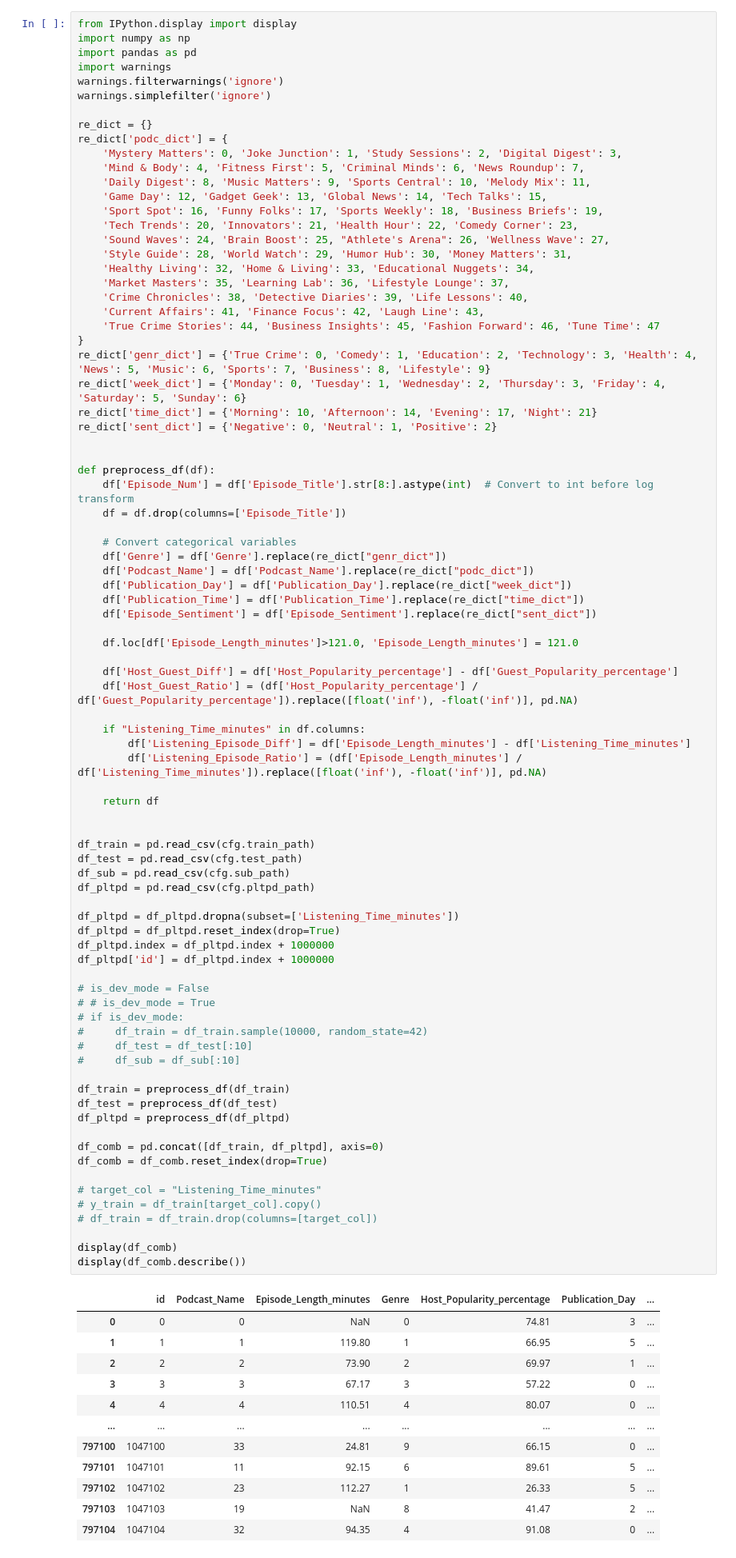
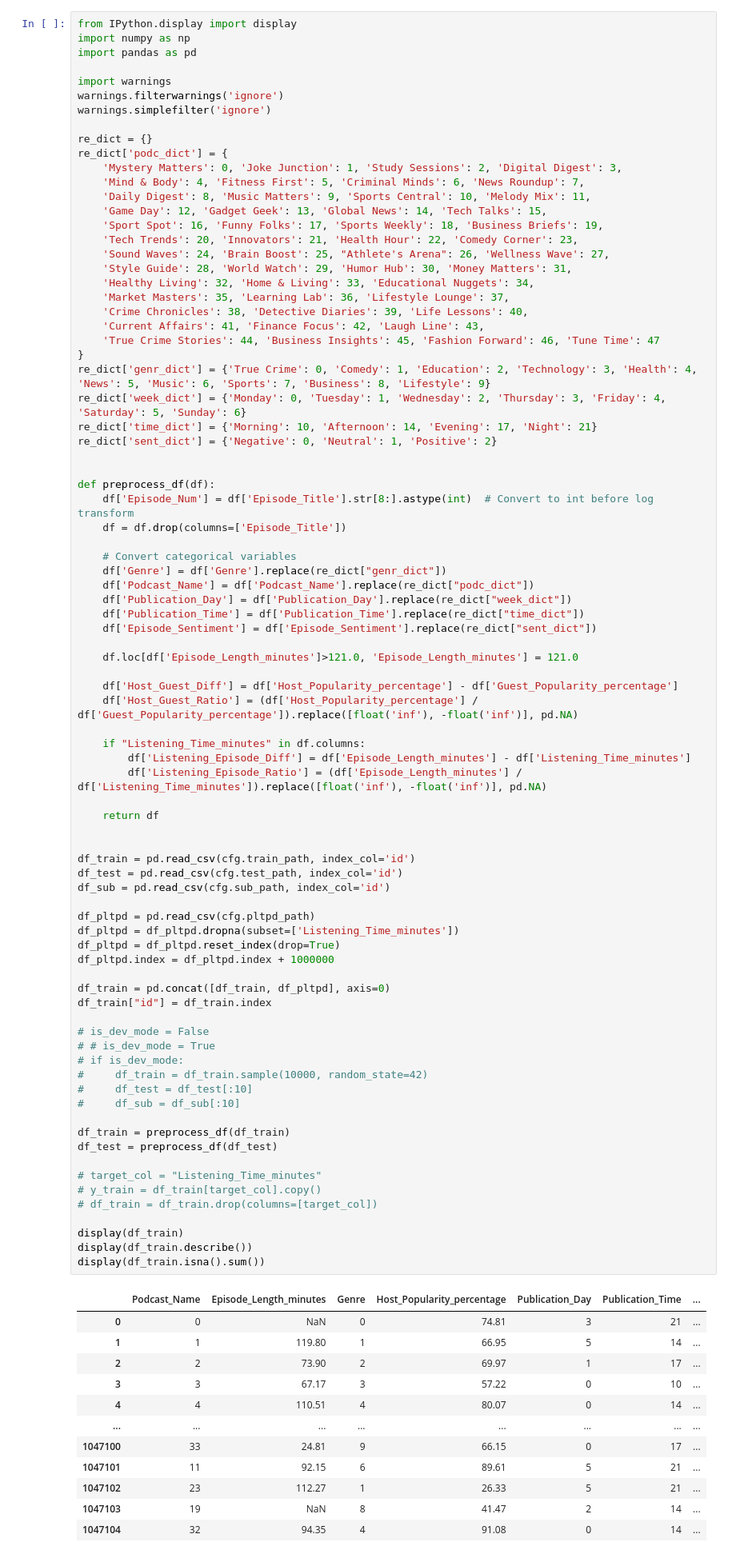
Before and after one commit to masaishi/kaggle-s5e4-6th-solution, a Jupyter notebook: notebooks/eda_001_check_dup.ipynb, the cells around one changed output. Shown at 80% size. Drawn from its saved outputs; the diff is of its cells as text.

```diff
--- a/notebooks/eda_001_check_dup.ipynb
+++ b/notebooks/eda_001_check_dup.ipynb
@@ -57,6 +57,7 @@ asdict(cfg)
 from IPython.display import display
 import numpy as np
 import pandas as pd
+
 import warnings
 warnings.filterwarnings('ignore')
 warnings.simplefilter('ignore')
@@ -99,54 +100,53 @@ def preprocess_df(df):
     df['Host_Guest_Diff'] = df['Host_Popularity_percentage'] - df['Guest_Popularity_percentage']
     df['Host_Guest_Ratio'] = (df['Host_Popularity_percentage'] / df['Guest_Popularity_percentage']).replace([float('inf'), -float('inf')], pd.NA)
 
     if "Listening_Time_minutes" in df.columns:
         df['Listening_Episode_Diff'] = df['Episode_Length_minutes'] - df['Listening_Time_minutes']
         df['Listening_Episode_Ratio'] = (df['Episode_Length_minutes'] / df['Listening_Time_minutes']).replace([float('inf'), -float('inf')], pd.NA)
 
     return df
 
 
-df_train = pd.read_csv(cfg.train_path)
-df_test = pd.read_csv(cfg.test_path)
-df_sub = pd.read_csv(cfg.sub_path)
+df_train = pd.read_csv(cfg.train_path, index_col='id')
+df_test = pd.read_csv(cfg.test_path, index_col='id')
+df_sub = pd.read_csv(cfg.sub_path, index_col='id')
+
 df_pltpd = pd.read_csv(cfg.pltpd_path)
-
 df_pltpd = df_pltpd.dropna(subset=['Listening_Time_minutes'])
 df_pltpd = df_pltpd.reset_index(drop=True)
 df_pltpd.index = df_pltpd.index + 1000000
-df_pltpd['id'] = df_pltpd.index + 1000000
+
+df_train = pd.concat([df_train, df_pltpd], axis=0)
+df_train["id"] = df_train.index
 
 # is_dev_mode = False
 # # is_dev_mode = True
 # if is_dev_mode:
 #     df_train = df_train.sample(10000, random_state=42)
 #     df_test = df_test[:10]
 #     df_sub = df_sub[:10]
 
 df_train = preprocess_df(df_train)
 df_test = preprocess_df(df_test)
-df_pltpd = preprocess_df(df_pltpd)
-
-df_comb = pd.concat([df_train, df_pltpd], axis=0)
-df_comb = df_comb.reset_index(drop=True)
 
 # target_col = "Listening_Time_minutes"
 # y_train = df_train[target_col].copy()
 # df_train = df_train.drop(columns=[target_col])
 
-display(df_comb)
-display(df_comb.describe())
+display(df_train)
+display(df_train.describe())
+display(df_train.isna().sum())
 # %% [output]
-|  | id | Podcast_Name | Episode_Length_minutes | Genre | Host_Popularity_percentage | Publication_Day | ... |
-| 0 | 0 | 0 | NaN | 0 | 74.81 | 3 | ... |
-| 1 | 1 | 1 | 119.80 | 1 | 66.95 | 5 | ... |
-| 2 | 2 | 2 | 73.90 | 2 | 69.97 | 1 | ... |
-| 3 | 3 | 3 | 67.17 | 3 | 57.22 | 0 | ... |
-| 4 | 4 | 4 | 110.51 | 4 | 80.07 | 0 | ... |
+|  | Podcast_Name | Episode_Length_minutes | Genre | Host_Popularity_percentage | Publication_Day | Publication_Time | ... |
+| 0 | 0 | NaN | 0 | 74.81 | 3 | 21 | ... |
+| 1 | 1 | 119.80 | 1 | 66.95 | 5 | 14 | ... |
+| 2 | 2 | 73.90 | 2 | 69.97 | 1 | 17 | ... |
+| 3 | 3 | 67.17 | 3 | 57.22 | 0 | 10 | ... |
+| 4 | 4 | 110.51 | 4 | 80.07 | 0 | 14 | ... |
 | ... | ... | ... | ... | ... | ... | ... | ... |
-| 797100 | 1047100 | 33 | 24.81 | 9 | 66.15 | 0 | ... |
-| 797101 | 1047101 | 11 | 92.15 | 6 | 89.61 | 5 | ... |
-| 797102 | 1047102 | 23 | 112.27 | 1 | 26.33 | 5 | ... |
-| 797103 | 1047103 | 19 | NaN | 8 | 41.47 | 2 | ... |
-| 797104 | 1047104 | 32 | 94.35 | 4 | 91.08 | 0 | ... |
+| 1047100 | 33 | 24.81 | 9 | 66.15 | 0 | 17 | ... |
+| 1047101 | 11 | 92.15 | 6 | 89.61 | 5 | 21 | ... |
+| 1047102 | 23 | 112.27 | 1 | 26.33 | 5 | 21 | ... |
+| 1047103 | 19 | NaN | 8 | 41.47 | 2 | 14 | ... |
+| 1047104 | 32 | 94.35 | 4 | 91.08 | 0 | 14 | ... |
 797105 rows × 16 columns
```
Also changed, not shown: parts of 9 cells of this notebook.
